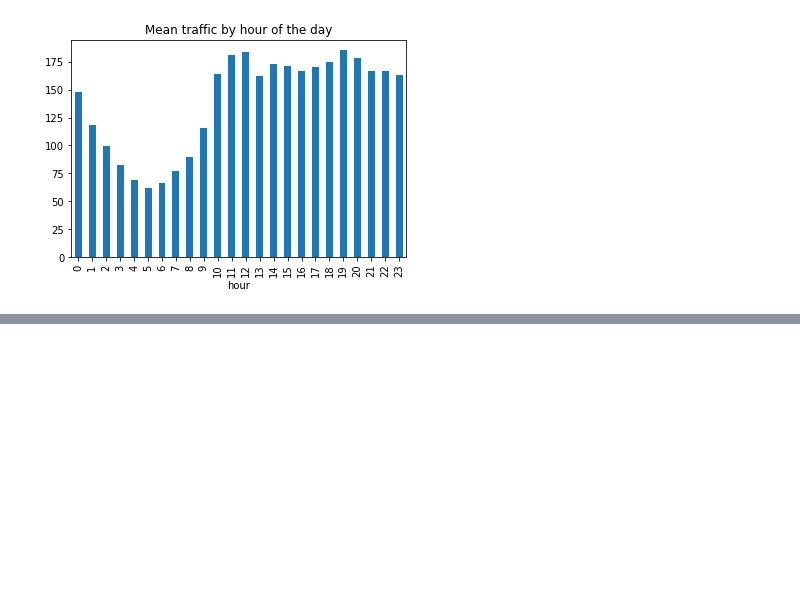
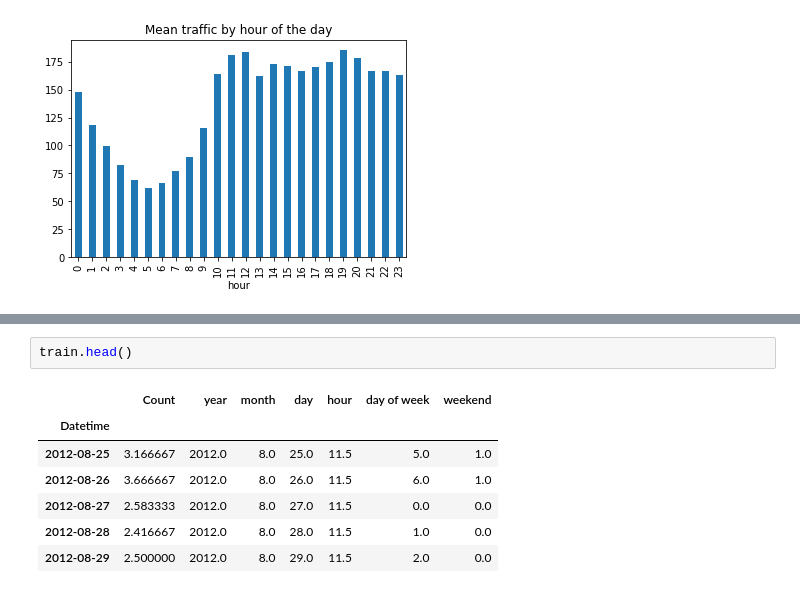
Before and after one commit to MAyub114/time_series_forecasting, a Jupyter notebook: ts_forecasting.ipynb, the cells around one changed output, grey strips where cells are left out. Drawn from its saved outputs; the diff is of its cells as text; blank space fills up the shorter version.

```diff
--- a/ts_forecasting.ipynb
+++ b/ts_forecasting.ipynb
@@ -226,0 +266,10 @@ train.groupby('hour')['Count'].mean().plot.bar(title='Mean traffic by hour of th
+# %%
+train.head()
+# %% [output]
+|  | Count | year | month | day | hour | day of week | weekend |
+| Datetime |  |  |  |  |  |  |  |
+| 2012-08-25 | 3.166667 | 2012.0 | 8.0 | 25.0 | 11.5 | 5.0 | 1.0 |
+| 2012-08-26 | 3.666667 | 2012.0 | 8.0 | 26.0 | 11.5 | 6.0 | 1.0 |
+| 2012-08-27 | 2.583333 | 2012.0 | 8.0 | 27.0 | 11.5 | 0.0 | 0.0 |
+| 2012-08-28 | 2.416667 | 2012.0 | 8.0 | 28.0 | 11.5 | 1.0 | 0.0 |
+| 2012-08-29 | 2.500000 | 2012.0 | 8.0 | 29.0 | 11.5 | 2.0 | 0.0 |
```
Also changed, not shown: parts of 9 cells of this notebook.
